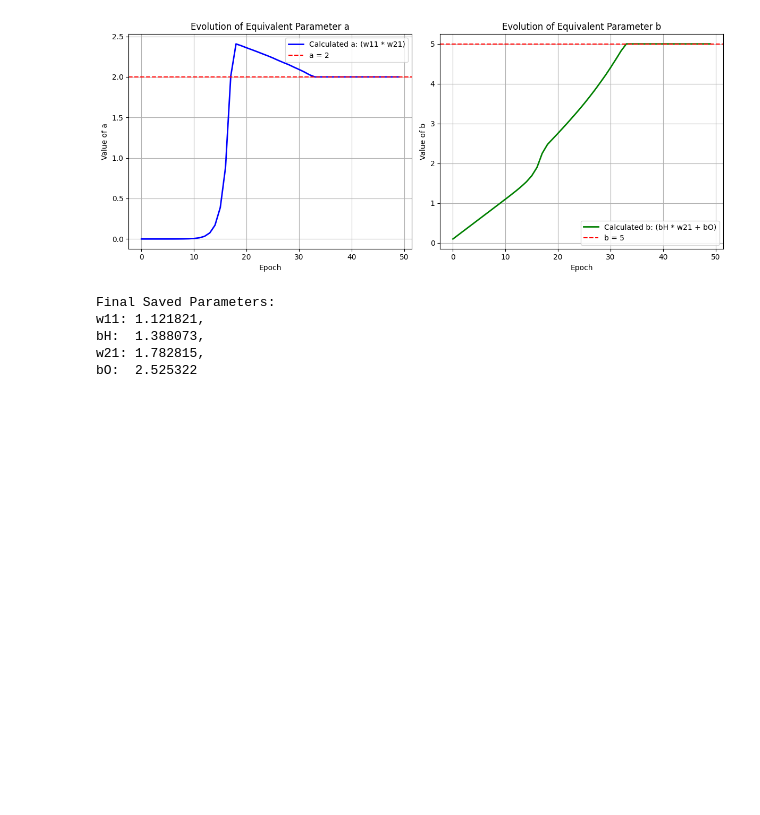
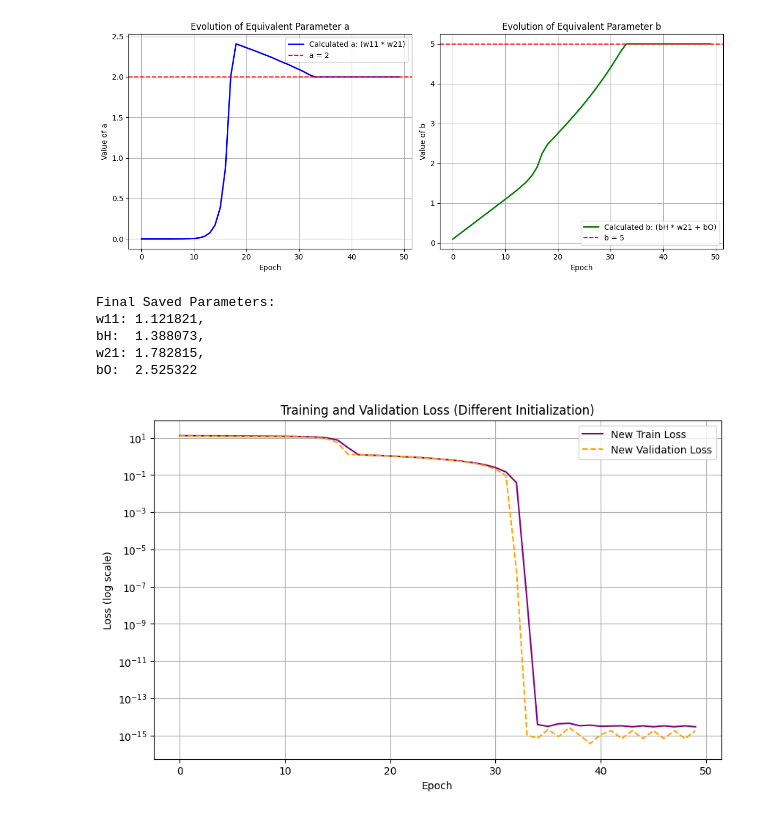
Before and after one commit to mazapataa/NNbasic, a Jupyter notebook: P1_NN_scratch.ipynb, the cells around one changed output. Saved outputs shown, nothing was run; the diff lists cells and outputs as text; code cells hidden in the pictures; blank space fills up the shorter version.

```diff
--- a/P1_NN_scratch.ipynb
+++ b/P1_NN_scratch.ipynb
@@ -283,3 +283,66 @@ w11: 1.121821,
 bH:  1.388073,
 w21: 1.782815,
 bO:  2.525322
+# %%
+## 24) Re-initialize your neural network changing a bit the initial conditions values of your 4 parameters, and
+# train it identically. Do the training is identical?
+params = {
+    "w11": 0.008,
+    "w21": -0.005,
+    "bH": 0.002,
+    "bO": 0.004
+}
+
+
+loss_train_new = []
+loss_validation_new = []
+
+
+for epoch in range(epochs):
+    epoch_losses = []
+
+
+    for x, y in zip(x_train, y_train):
+        # Forward pass and loss
+        current_out = my_NN(params['w11'], params['bH'], params['w21'], params['bO'], x)
+        epoch_losses.append(abs(current_out - y))
+
+        grads = {}
+        for p_name in params:
+            original_val = params[p_name]
+
+            params[p_name] = original_val + delta
+            out_plus = my_NN(params['w11'], params['bH'], params['w21'], params['bO'], x)
+            loss_plus = abs(out_plus - y)
+
+            params[p_name] = original_val - delta
+            out_minus = my_NN(params['w11'], params['bH'], params['w21'], params['bO'], x)
+            loss_minus = abs(out_minus - y)
+
+            params[p_name] = original_val
+            grads[p_name] = (loss_plus - loss_minus) / (2 * delta)
+
+        for p_name in params:
+            params[p_name] -= alpha * grads[p_name]
+
+    loss_train_new.append(np.mean(epoch_losses))
+
+    val_losses = []
+    for xv, yv in zip(x_val, y_val):
+        v_out = my_NN(params['w11'], params['bH'], params['w21'], params['bO'], xv)
+        val_losses.append(abs(v_out - yv))
+
+    loss_validation_new.append(np.mean(val_losses))
+
+# 3. Plot the new Training and Validation Loss
+plt.figure(figsize=(10, 6))
+plt.semilogy(loss_train_new, label='New Train Loss', color='purple')
+plt.semilogy(loss_validation_new, label='New Validation Loss', color='orange', linestyle='--')
+plt.xlabel('Epoch')
+plt.ylabel('Loss (log scale)')
+plt.title('Training and Validation Loss (Different Initialization)')
+plt.legend()
+plt.grid(True)
+plt.show()
+# %% [output]
+[figure, added]
```
Also changed, not shown: parts of 4 cells of this notebook.
